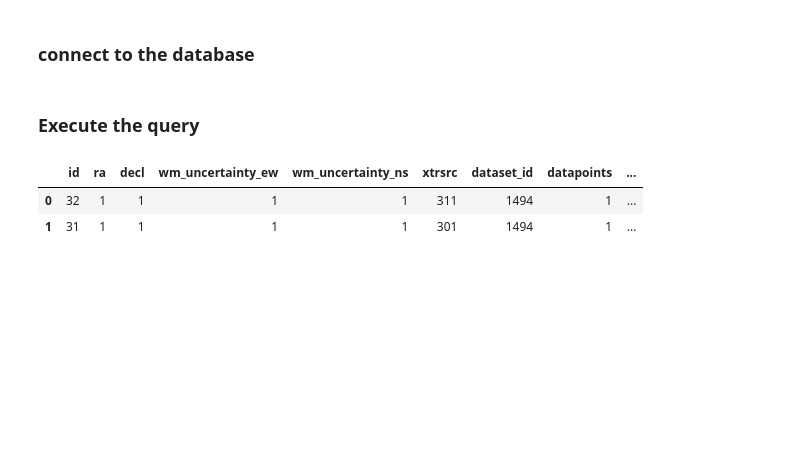
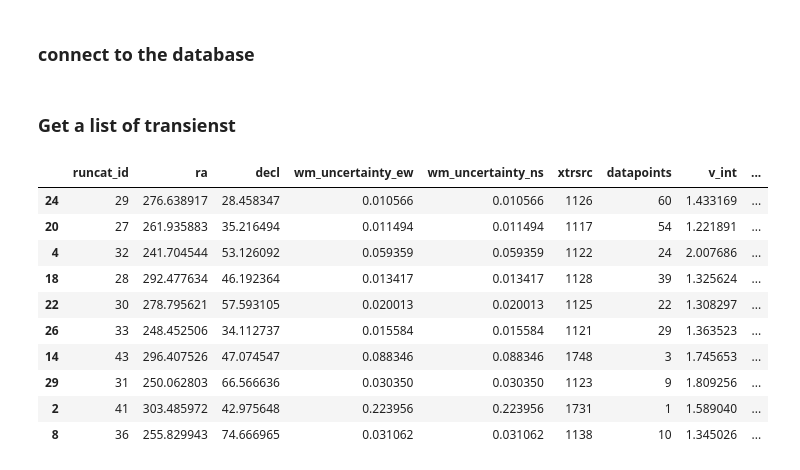
Before and after one commit to transientskp/notebooks, a Jupyter notebook: transients.ipynb, the cells around one changed output. Drawn from its saved outputs; the diff is of its cells as text; code cells hidden in the pictures; blank space fills up the shorter version.

```diff
--- a/transients.ipynb
+++ b/transients.ipynb
@@ -13,11 +18,11 @@ logging.basicConfig(level=logging.INFO)
 ### Database connection settings
 # %%
 engine = 'postgresql'
-host = 'localhost'
-port = 5433
-user = 'gijs'
-password = user
-database = user
+host = 'vlo.science.uva.nl'
+port = 5432
+user = 'banana'
+password = ''
+database = 'testcorrectra'
 query_loglevel = logging.WARNING  # Set to INFO to see queries, otherwise WARNING
 # %% [markdown]
 ### connect to the database
@@ -27,14 +32,24 @@ db = tkp.db.Database(engine=engine, host=host, port=port,
                      user=user, password=password, database=database)
 db.connect()
 session = db.Session()
-# %% [markdown]
-### Execute the query
+# %% [markdown]
+### Get a list of transienst
 # %%
-transient_query = tkp.db.api.transients(session, dataset=tkp.db.model.Dataset(id=1494))
+dataset_id = 5
+dataset = tkp.db.model.Dataset(id=dataset_id)
+transient_query = tkp.db.api.transients(session, dataset=dataset)
 columns = [c['name'] for c in transient_query.column_descriptions]
 df = DataFrame(transient_query.all(), columns=columns)
-df
+df.sort('eta_int', ascending=False)[:10]
 # %% [output]
-|  | id | ra | decl | wm_uncertainty_ew | wm_uncertainty_ns | xtrsrc | dataset_id | datapoints | ... |
-| 0 | 32 | 1 | 1 | 1 | 1 | 311 | 1494 | 1 | ... |
-| 1 | 31 | 1 | 1 | 1 | 1 | 301 | 1494 | 1 | ... |
+|  | runcat_id | ra | decl | wm_uncertainty_ew | wm_uncertainty_ns | xtrsrc | datapoints | v_int | ... |
+| 24 | 29 | 276.638917 | 28.458347 | 0.010566 | 0.010566 | 1126 | 60 | 1.433169 | ... |
+| 20 | 27 | 261.935883 | 35.216494 | 0.011494 | 0.011494 | 1117 | 54 | 1.221891 | ... |
+| 4 | 32 | 241.704544 | 53.126092 | 0.059359 | 0.059359 | 1122 | 24 | 2.007686 | ... |
+| 18 | 28 | 292.477634 | 46.192364 | 0.013417 | 0.013417 | 1128 | 39 | 1.325624 | ... |
+| 22 | 30 | 278.795621 | 57.593105 | 0.020013 | 0.020013 | 1125 | 22 | 1.308297 | ... |
+| 26 | 33 | 248.452506 | 34.112737 | 0.015584 | 0.015584 | 1121 | 29 | 1.363523 | ... |
+| 14 | 43 | 296.407526 | 47.074547 | 0.088346 | 0.088346 | 1748 | 3 | 1.745653 | ... |
+| 29 | 31 | 250.062803 | 66.566636 | 0.030350 | 0.030350 | 1123 | 9 | 1.809256 | ... |
+| 2 | 41 | 303.485972 | 42.975648 | 0.223956 | 0.223956 | 1731 | 1 | 1.589040 | ... |
+| 8 | 36 | 255.829943 | 74.666965 | 0.031062 | 0.031062 | 1138 | 10 | 1.345026 | ... |
```
Also changed, not shown: parts of 3 cells of this notebook.
